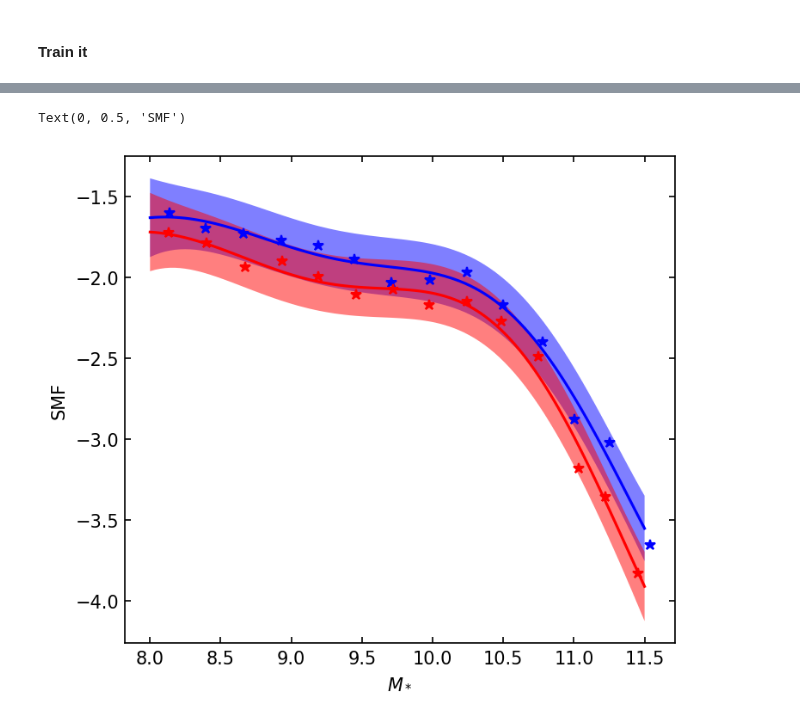
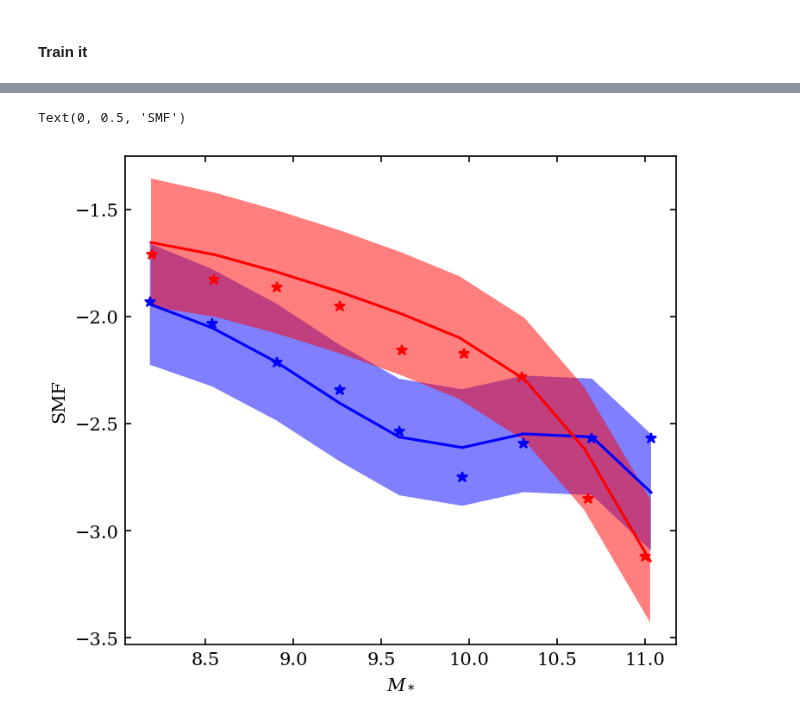
Before and after one commit to fgmaion/MTNG-resims, a Jupyter notebook: Notebooks/GP.ipynb, the cells around one changed output, grey strips where cells are left out. Cells and saved outputs as stored; diff of their text form; code cells hidden in the pictures.

Commit message:
Improved gaussian processes with individual length-scale for each parameter

```diff
--- a/Notebooks/GP.ipynb
+++ b/Notebooks/GP.ipynb
@@ -54,3 +77,22 @@ smf_full  = np.concatenate((np.log10(smf['gal_wind']['n2']['smf'][:-5]), np.log1
+# %%
+#del smf_global, arr_global
+mstar = np.log10(smf[train_sel[0]]['mstar'][:-3])
+arr_global = pars(0, mstar)
+smf_global = np.log10(smf[train_sel[0]]['smf'][:-3])
+
+for i in range(1,40):
+    mstar = np.log10(smf[train_sel[i]]['mstar'][:-3])
+
+    arr = pars(train_sel[i], mstar)
+
+    arr_global = np.vstack((arr_global, arr))
+
+    smf_global = np.hstack((smf_global, np.log10(smf[train_sel[i]]['smf'][:-3])))
+
+isnan = np.where(np.isnan(arr_global))[0]
+
+arr_global = np.delete(arr_global, isnan, axis=0)
+smf_global = np.delete(smf_global, isnan)
 # %%
 #Training data is 100 points in [0,1] inclusive regularly spaced
 #train_x = torch.vstack([torch.linspace(0, 1, 100),torch.linspace(0, 1, 100)]).T
@@ -61,6 +101,6 @@ train_x = torch.asarray([ 0.9,  1.8,  3.6,  7.2, 14.4], dtype=torch.float)
 # %%
-train_x = torch.asarray(np.concatenate((list(zip(mstar1, np.ones(len(mstar1)) * 0.9)), list(zip(mstar2, np.ones(len(mstar2)) * 1.8)))), dtype=torch.float)
-train_y = torch.asarray(smf_full, dtype=torch.float)
+train_x = torch.asarray(arr_global, dtype=torch.float)
+train_y = torch.asarray(smf_global, dtype=torch.float)
 # %% [markdown]
 ### Build the GP Model
 # %%
@@ -69,7 +109,7 @@ class ExactGPModel(gpytorch.models.ExactGP):
     def __init__(self, train_x, train_y, likelihood):
         super(ExactGPModel, self).__init__(train_x, train_y, likelihood)
         self.mean_module = gpytorch.means.ConstantMean()
-        self.covar_module = gpytorch.kernels.ScaleKernel(gpytorch.kernels.RBFKernel())
+        self.covar_module = gpytorch.kernels.ScaleKernel(gpytorch.kernels.RBFKernel(ard_num_dims=7))
 
     def forward(self, x):
         mean_x = self.mean_module(x)
@@ -133,4 +189,4 @@ Iter 100/100 - Loss: -0.356   lengthscale: 1.323   noise: 0.006
 # %%
-mstar_test = np.linspace(8,11.5,100)
-test_x1 = torch.asarray( list(zip(mstar_test, np.ones(len(mstar_test)) * 0.9)), dtype=torch.float )
-test_x2 = torch.asarray( list(zip(mstar_test, np.ones(len(mstar_test)) * 1.8)), dtype=torch.float )
+mstar_test = np.linspace(8,11,15)
+test_x1 = torch.asarray(pars(train_sel[5], np.log10(smf[train_sel[5]]['mstar'][:-5])), dtype=torch.float)
+test_x2 = torch.asarray(pars(test_sel[5], np.log10(smf[test_sel[5]]['mstar'][:-5])), dtype=torch.float)
@@ -147,23 +215,25 @@ with torch.no_grad(), gpytorch.settings.fast_pred_var():
 # %%
 with torch.no_grad():
     # Initialize plot
     f, ax = plt.subplots(1, 1, figsize=(5.5, 5), dpi=150)
 
     # Get upper and lower confidence bounds
     lower1, upper1 = observed_pred1.confidence_region()
     lower2, upper2 = observed_pred2.confidence_region()
     # Plot training data as black stars
-    ax.plot(train_x.numpy()[:len(mstar1),0], train_y.numpy()[:len(mstar1)], 'b*')
-    ax.plot(train_x.numpy()[len(mstar1):,0], train_y.numpy()[len(mstar1):], 'r*')
+    ax.plot(np.log10(smf[train_sel[5]]['mstar'][:-5]), np.log10(smf[train_sel[5]]['smf'][:-5]), 'b*')
+    ax.plot(np.log10(smf[test_sel[10]]['mstar'][:-5]), np.log10(smf[test_sel[10]]['smf'][:-5]), 'r*')
+
     # Plot predictive means as blue line
-    ax.plot(test_x1.numpy()[:,0], observed_pred1.mean.numpy(), 'b')
-    ax.plot(test_x2.numpy()[:,0], observed_pred2.mean.numpy(), 'r')
+    ax.plot(test_x1[:,0], observed_pred1.mean.numpy(), 'b')
+    ax.plot(test_x2[:,0], observed_pred2.mean.numpy(), 'r')
+
     # Shade between the lower and upper confidence bounds
     ax.fill_between(test_x1.numpy()[:,0], lower1.numpy(), upper1.numpy(), alpha=0.5, color='b', edgecolor=None)
     ax.fill_between(test_x2.numpy()[:,0], lower2.numpy(), upper2.numpy(), alpha=0.5, color='r', edgecolor=None)
 
 ax.set_xlabel('$M_*$')
 ax.set_ylabel('SMF')
 # %% [output]
 Text(0, 0.5, 'SMF')
-[figure, old version]
+[figure, new version]
```
Also changed, not shown: parts of 18 cells of this notebook.
